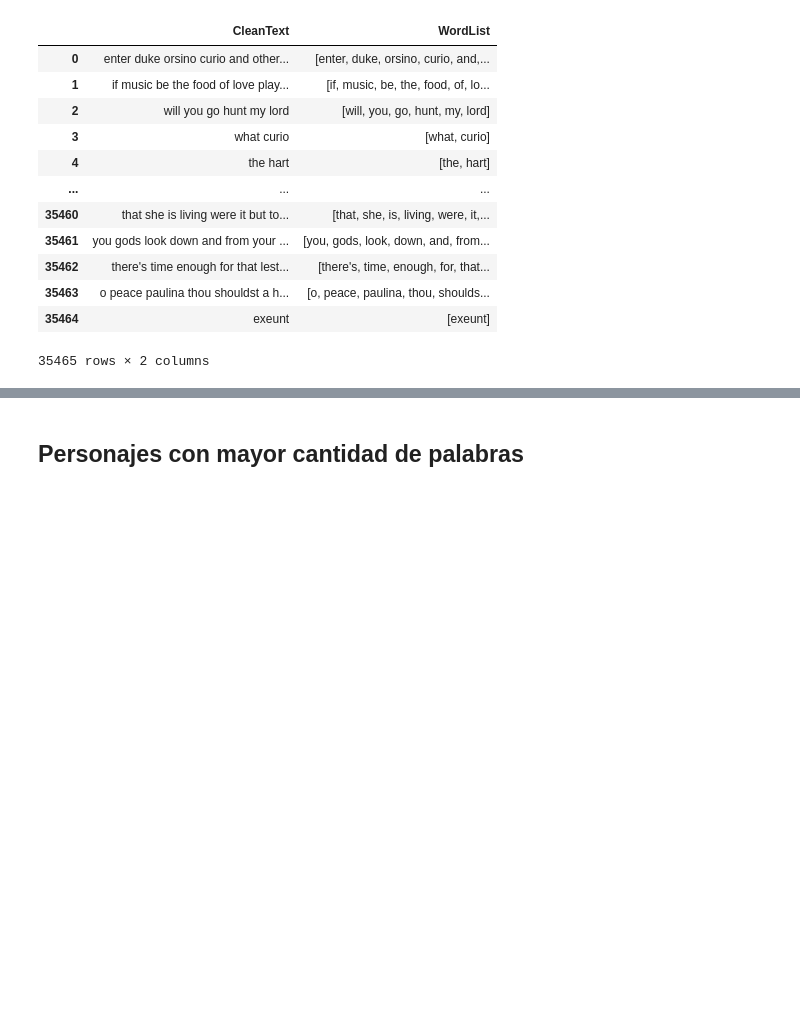
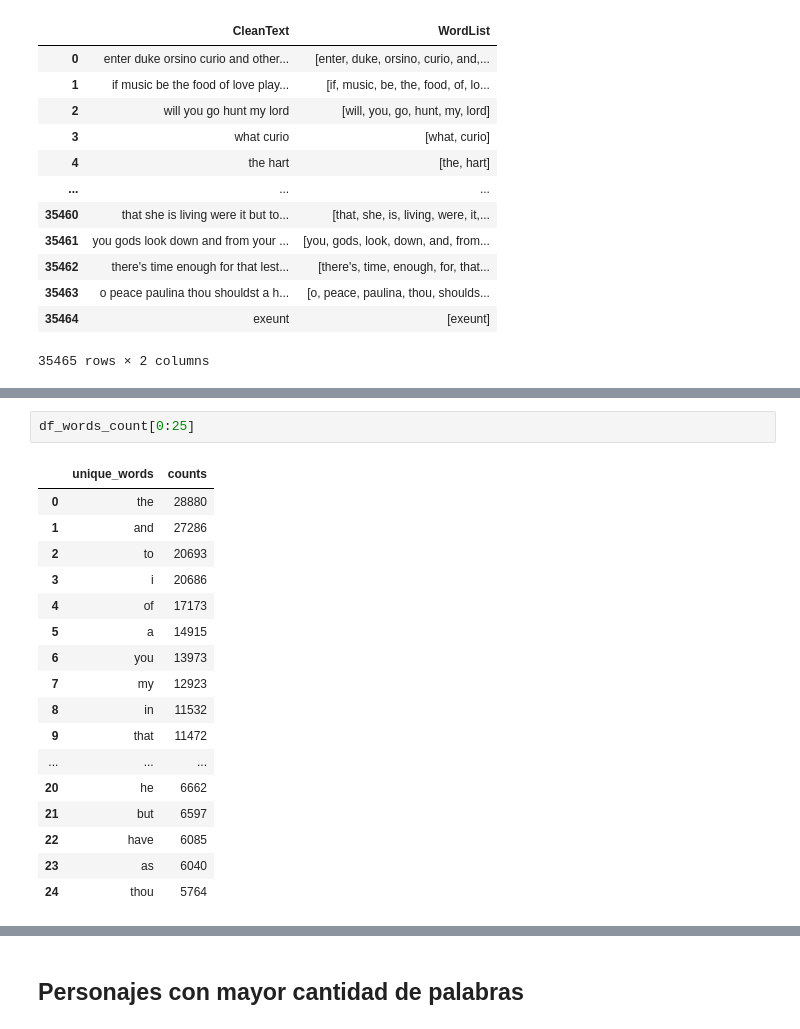
Before and after one commit to luchymd89/introcd, a Jupyter notebook: Tarea_1/shakespeare_propuesta.ipynb, the cells around one changed output, grey strips where cells are left out. Drawn from its saved outputs; the diff is of its cells as text; blank space fills up the shorter version.

```diff
--- a/Tarea_1/shakespeare_propuesta.ipynb
+++ b/Tarea_1/shakespeare_propuesta.ipynb
@@ -393,0 +464,20 @@ df_words
+# %%
+df_words_count[0:25]
+# %% [output]
+|  | unique_words | counts |
+| 0 | the | 28880 |
+| 1 | and | 27286 |
+| 2 | to | 20693 |
+| 3 | i | 20686 |
+| 4 | of | 17173 |
+| 5 | a | 14915 |
+| 6 | you | 13973 |
+| 7 | my | 12923 |
+| 8 | in | 11532 |
+| 9 | that | 11472 |
+| ... | ... | ... |
+| 20 | he | 6662 |
+| 21 | but | 6597 |
+| 22 | have | 6085 |
+| 23 | as | 6040 |
+| 24 | thou | 5764 |
```
Also changed, not shown: parts of 13 cells of this notebook.
